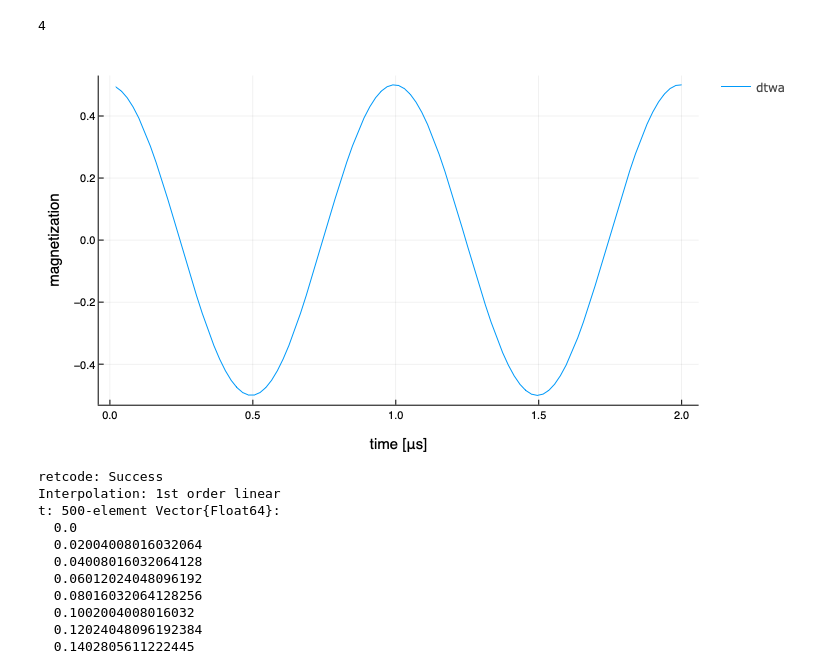
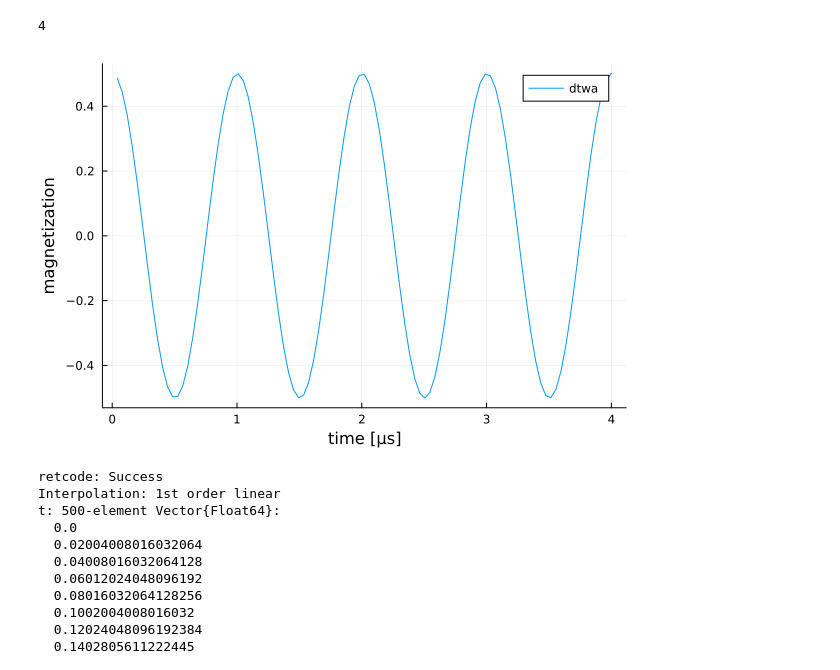
Before and after one commit to titusfranz/DTWA, a Jupyter notebook: jupyter/2_spins.ipynb, the cells around one changed output. Cells and saved outputs as stored; diff of their text form; code cells hidden in the pictures.

```diff
--- a/jupyter/2_spins.ipynb
+++ b/jupyter/2_spins.ipynb
@@ -14,12 +28,13 @@ Plots.PlotlyBackend()
 # %%
 J = 0 * 2π * [0.0 1.0
      1.0 0.0];
-h = 2π * [0.0, 1.0, 0.0];
-anisotropy = [0.0, 1.0, 0.0]
+N = size(J)[1]
+h = 2π * 1 * [0, 1.0, 0.0];
+anisotropy = [0.0, 0.0, 1.0]
 system = XYZSystem(J, h, anisotropy)
 Ψ = [1., 0., 0.]
-Ψ = ProductState(2, Ψ)
-times = LinRange(0, 2, 100)
+Ψ = ProductState(N, Ψ)
+times = LinRange(0, 4, 100)
 problem = DTWAProblem(system, Ψ, times)
 # %% [output]
 EnsembleProblem with problem ODEProblem
@@ -30,10 +45,10 @@ sol = solve_dtwa(problem, 1000);
 4
 # %%
 plot(times[2:end], 0.5 * sol[2:end, 1], label="dtwa")
-xaxis!("time [μs]")
+xaxis!("time [μs]", )
 yaxis!("magnetization")
 # %% [output]
-[figure, old version]
+[figure, new version]
 # %%
 sol
 # %% [output]
```
Also changed, not shown: parts of 2 cells of this notebook, 7 other files.
